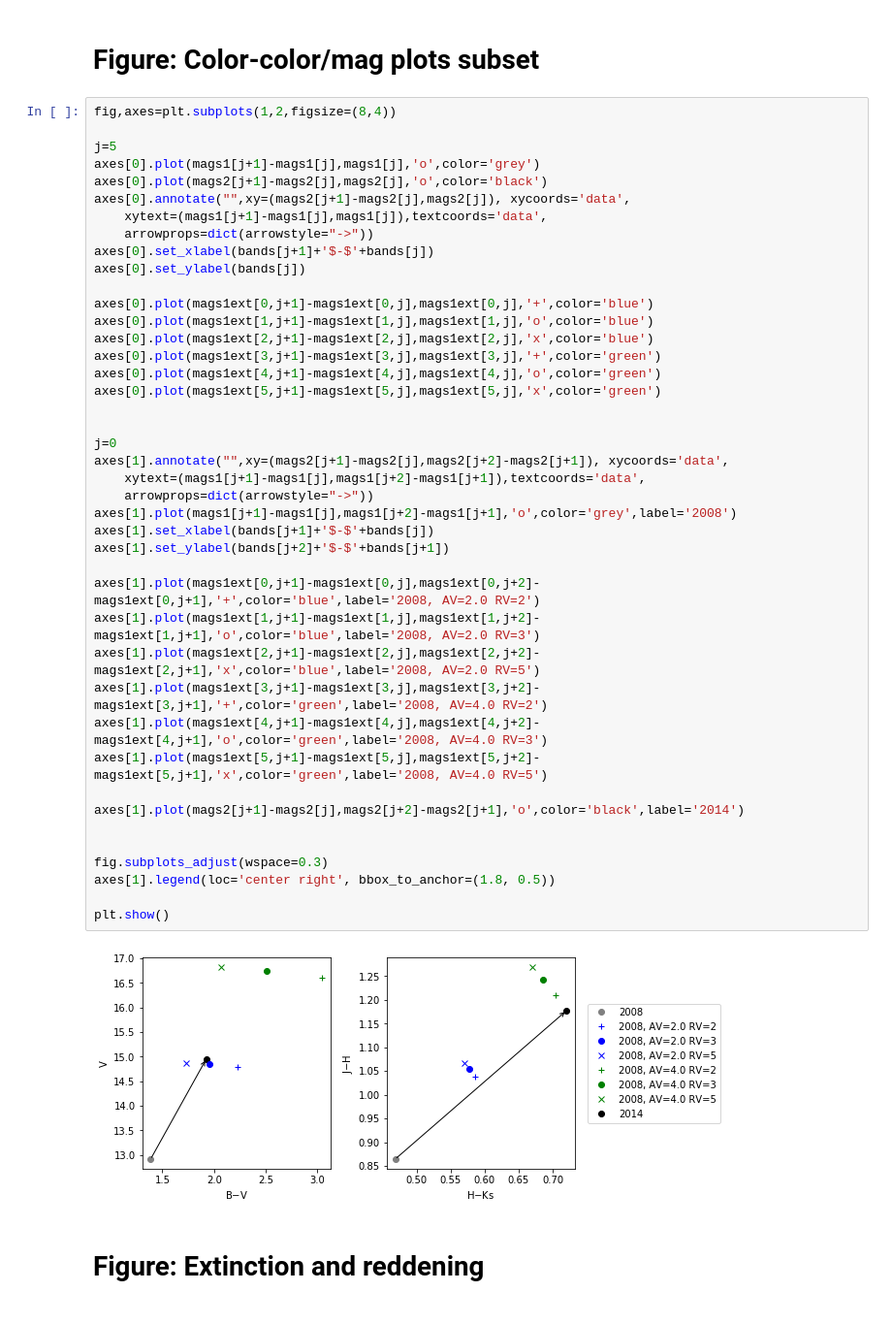
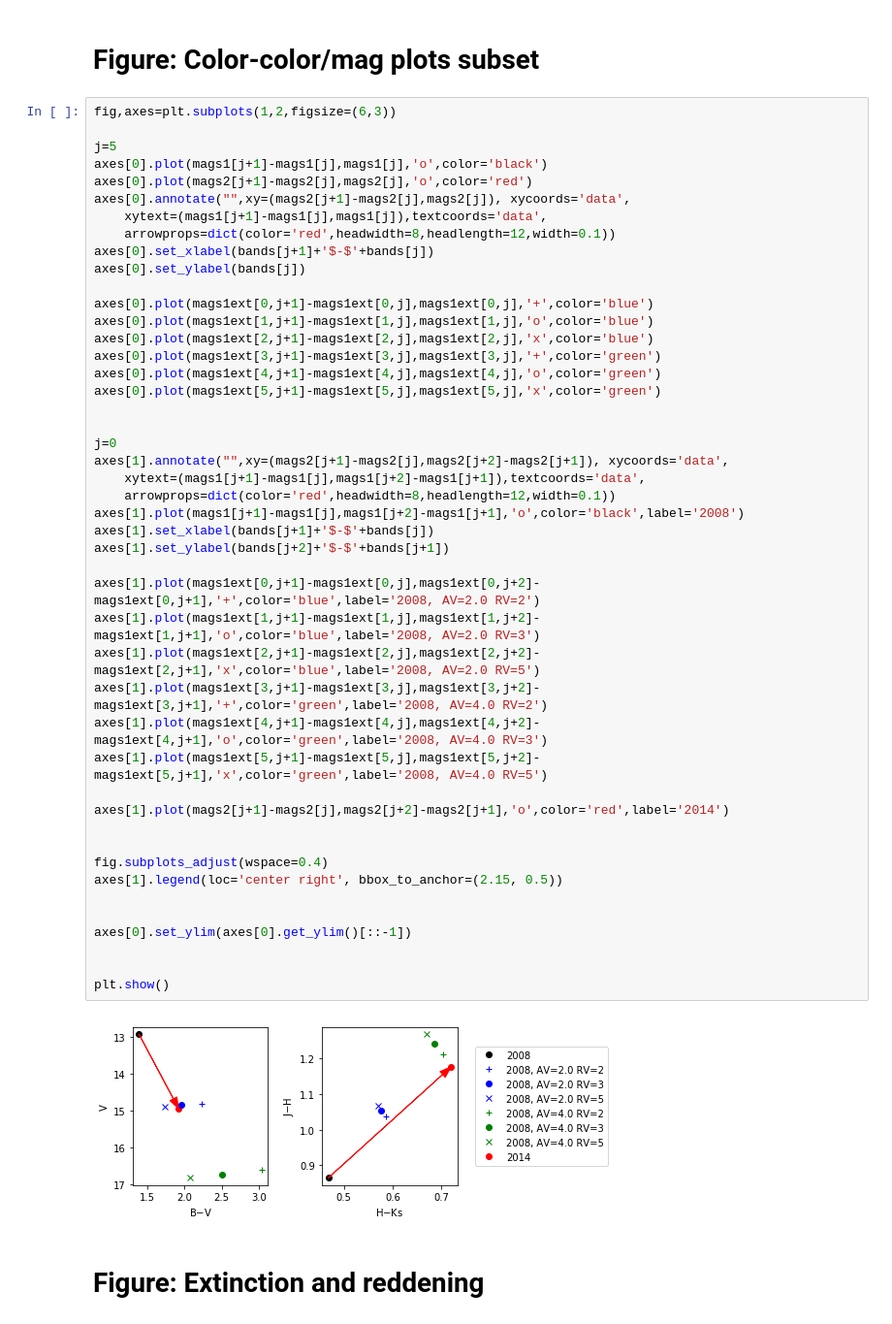
Before and after one commit to krislars/AA_Tau_Covey, a Jupyter notebook: AATau_data.ipynb, the cells around one changed output. Shown at 97% size. Drawn from its saved outputs; the diff is of its cells as text.

```diff
--- a/AATau_data.ipynb
+++ b/AATau_data.ipynb
@@ -1434,49 +1431,53 @@ plt.show()
 # %% [markdown]
 # Figure: Color-color/mag plots subset
 # %%
-fig,axes=plt.subplots(1,2,figsize=(8,4))
+fig,axes=plt.subplots(1,2,figsize=(6,3))
 
 j=5
-axes[0].plot(mags1[j+1]-mags1[j],mags1[j],'o',color='grey')
-axes[0].plot(mags2[j+1]-mags2[j],mags2[j],'o',color='black')
+axes[0].plot(mags1[j+1]-mags1[j],mags1[j],'o',color='black')
+axes[0].plot(mags2[j+1]-mags2[j],mags2[j],'o',color='red')
 axes[0].annotate("",xy=(mags2[j+1]-mags2[j],mags2[j]), xycoords='data',
     xytext=(mags1[j+1]-mags1[j],mags1[j]),textcoords='data',
-    arrowprops=dict(arrowstyle="->"))
+    arrowprops=dict(color='red',headwidth=8,headlength=12,width=0.1))
 axes[0].set_xlabel(bands[j+1]+'$-$'+bands[j])
 axes[0].set_ylabel(bands[j])
 
 axes[0].plot(mags1ext[0,j+1]-mags1ext[0,j],mags1ext[0,j],'+',color='blue')
 axes[0].plot(mags1ext[1,j+1]-mags1ext[1,j],mags1ext[1,j],'o',color='blue')
 axes[0].plot(mags1ext[2,j+1]-mags1ext[2,j],mags1ext[2,j],'x',color='blue')
 axes[0].plot(mags1ext[3,j+1]-mags1ext[3,j],mags1ext[3,j],'+',color='green')
 axes[0].plot(mags1ext[4,j+1]-mags1ext[4,j],mags1ext[4,j],'o',color='green')
 axes[0].plot(mags1ext[5,j+1]-mags1ext[5,j],mags1ext[5,j],'x',color='green')
 
 
 j=0
 axes[1].annotate("",xy=(mags2[j+1]-mags2[j],mags2[j+2]-mags2[j+1]), xycoords='data',
     xytext=(mags1[j+1]-mags1[j],mags1[j+2]-mags1[j+1]),textcoords='data',
-    arrowprops=dict(arrowstyle="->"))
-axes[1].plot(mags1[j+1]-mags1[j],mags1[j+2]-mags1[j+1],'o',color='grey',label='2008')
+    arrowprops=dict(color='red',headwidth=8,headlength=12,width=0.1))
+axes[1].plot(mags1[j+1]-mags1[j],mags1[j+2]-mags1[j+1],'o',color='black',label='2008')
 axes[1].set_xlabel(bands[j+1]+'$-$'+bands[j])
 axes[1].set_ylabel(bands[j+2]+'$-$'+bands[j+1])
 
 axes[1].plot(mags1ext[0,j+1]-mags1ext[0,j],mags1ext[0,j+2]-mags1ext[0,j+1],'+',color='blue',label='2008, AV=2.0 RV=2')
 axes[1].plot(mags1ext[1,j+1]-mags1ext[1,j],mags1ext[1,j+2]-mags1ext[1,j+1],'o',color='blue',label='2008, AV=2.0 RV=3')
 axes[1].plot(mags1ext[2,j+1]-mags1ext[2,j],mags1ext[2,j+2]-mags1ext[2,j+1],'x',color='blue',label='2008, AV=2.0 RV=5')
 axes[1].plot(mags1ext[3,j+1]-mags1ext[3,j],mags1ext[3,j+2]-mags1ext[3,j+1],'+',color='green',label='2008, AV=4.0 RV=2')
 axes[1].plot(mags1ext[4,j+1]-mags1ext[4,j],mags1ext[4,j+2]-mags1ext[4,j+1],'o',color='green',label='2008, AV=4.0 RV=3')
 axes[1].plot(mags1ext[5,j+1]-mags1ext[5,j],mags1ext[5,j+2]-mags1ext[5,j+1],'x',color='green',label='2008, AV=4.0 RV=5')
 
-axes[1].plot(mags2[j+1]-mags2[j],mags2[j+2]-mags2[j+1],'o',color='black',label='2014')
+axes[1].plot(mags2[j+1]-mags2[j],mags2[j+2]-mags2[j+1],'o',color='red',label='2014')
 
 
-fig.subplots_adjust(wspace=0.3)
-axes[1].legend(loc='center right', bbox_to_anchor=(1.8, 0.5))
+fig.subplots_adjust(wspace=0.4)
+axes[1].legend(loc='center right', bbox_to_anchor=(2.15, 0.5))
+
+
+axes[0].set_ylim(axes[0].get_ylim()[::-1])
+
 
 plt.show()
 # %% [output]
-[figure, old version]
+[figure, new version]
 # %% [markdown]
 # Figure: Extinction and reddening
 # %%
```
Also changed, not shown: parts of 32 cells of this notebook.
